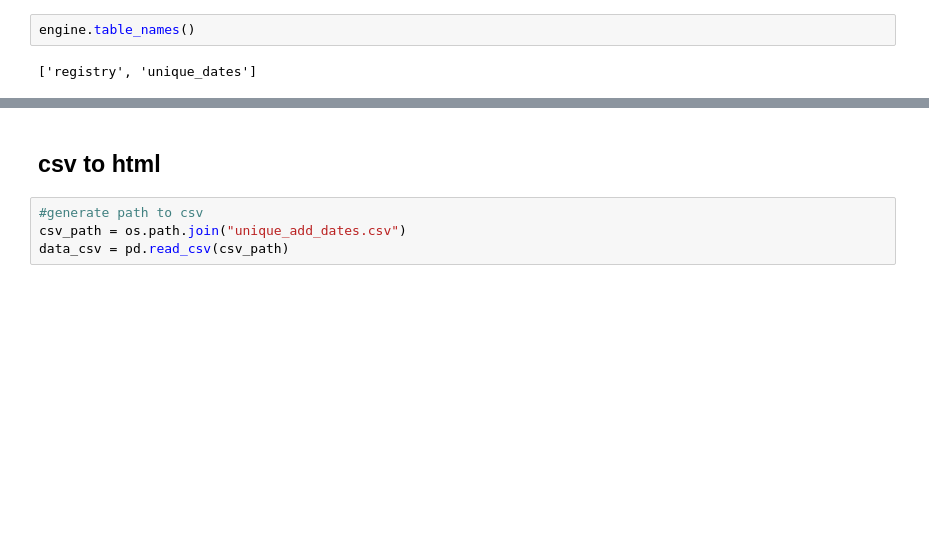
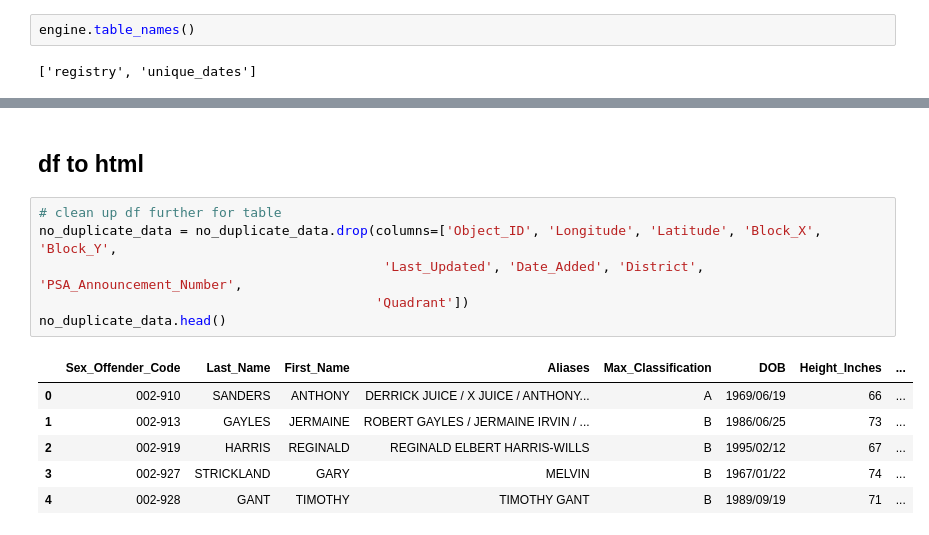
Before and after one commit to m1nsun9/Sex_Offender_Registry, a Jupyter notebook: datasources/Data_Cleaning_and_SQL.ipynb, the cells around one changed output, grey strips where cells are left out. Saved outputs shown, nothing was run; the diff lists cells and outputs as text; blank space fills up the shorter version.

```diff
--- a/datasources/Data_Cleaning_and_SQL.ipynb
+++ b/datasources/Data_Cleaning_and_SQL.ipynb
@@ -104,6 +119,15 @@ no_duplicate_data.to_sql(name='unique_dates', con=engine, if_exists='append', in
 # %% [markdown]
-## csv to html
+## df to html
-# %%
-#generate path to csv
-csv_path = os.path.join("unique_add_dates.csv")
-data_csv = pd.read_csv(csv_path)
+# %%
+# clean up df further for table
+no_duplicate_data = no_duplicate_data.drop(columns=['Object_ID', 'Longitude', 'Latitude', 'Block_X', 'Block_Y',
+                                            'Last_Updated', 'Date_Added', 'District', 'PSA_Announcement_Number',
+                                           'Quadrant'])
+no_duplicate_data.head()
+# %% [output]
+|  | Sex_Offender_Code | Last_Name | First_Name | Aliases | Max_Classification | DOB | Height_Inches | ... |
+| 0 | 002-910 | SANDERS | ANTHONY | DERRICK JUICE / X JUICE / ANTHONY... | A | 1969/06/19 | 66 | ... |
+| 1 | 002-913 | GAYLES | JERMAINE | ROBERT GAYLES / JERMAINE IRVIN / ... | B | 1986/06/25 | 73 | ... |
+| 2 | 002-919 | HARRIS | REGINALD | REGINALD ELBERT HARRIS-WILLS | B | 1995/02/12 | 67 | ... |
+| 3 | 002-927 | STRICKLAND | GARY | MELVIN | B | 1967/01/22 | 74 | ... |
+| 4 | 002-928 | GANT | TIMOTHY | TIMOTHY GANT | B | 1989/09/19 | 71 | ... |
```
Also changed, not shown: parts of 5 cells of this notebook, 7 other files.
